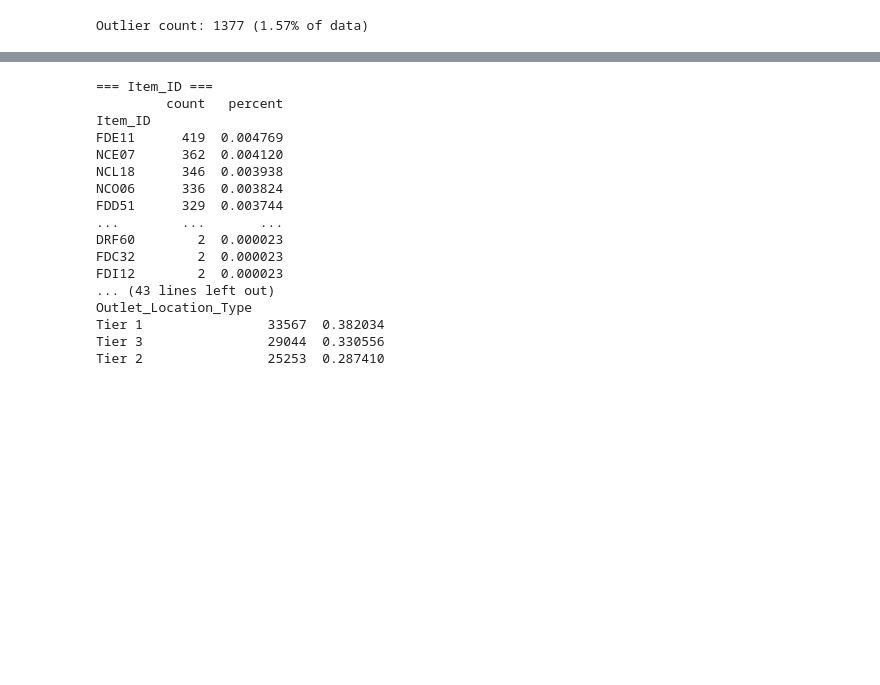
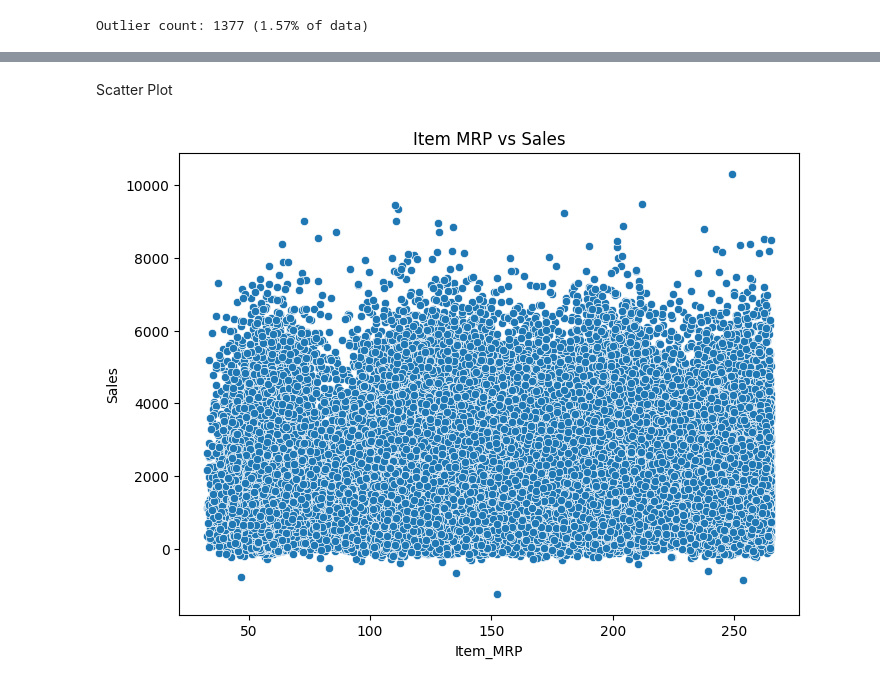
Before and after one commit to riwaz-joshi08/Supermarket_Data_Analysis, a Jupyter notebook: Supermarket_Data_Analysis.ipynb, the cells around one changed output, grey strips where cells are left out. Cells and saved outputs as stored; diff of their text form; code cells hidden in the pictures; blank space fills up the shorter version.

```diff
--- a/Supermarket_Data_Analysis.ipynb
+++ b/Supermarket_Data_Analysis.ipynb
@@ -273,3 +278,0 @@ train_cleaned.head()
-# %%
-from scipy.stats.mstats import winsorize
-train_cleaned['Sales_transformed_capped']=winsorize(train_cleaned['Sales_transformed'],limits=[0.01,0.01])
@@ -291,26 +279,9 @@ cat_cols.head()
-# %%
-for col in cat_cols:
-    vc = train_cleaned[col].value_counts() # counts how many times each unique category appears in that column.
-    pct = train_cleaned[col].value_counts(normalize=True).mul(100)#finds what percentage of total data each represents.
-    summary = pd.concat([vc, pct], axis=1)
-    summary.columns = ['count','percent']
-    print(f"\n=== {col} ===")
-    print(summary)
-# %% [output]
-=== Item_ID ===
-         count   percent
-Item_ID
-FDE11      419  0.004769
-NCE07      362  0.004120
-NCL18      346  0.003938
-NCO06      336  0.003824
-FDD51      329  0.003744
-...        ...       ...
-DRF60        2  0.000023
-FDC32        2  0.000023
-FDI12        2  0.000023
-... (43 lines left out)
-Outlet_Location_Type
-Tier 1                33567  0.382034
-Tier 3                29044  0.330556
-Tier 2                25253  0.287410
+# %% [markdown]
+Scatter Plot
+# %%
+plt.figure(figsize=(8,6))
+sns.scatterplot(x='Item_MRP', y='Sales', data=train_cleaned)
+plt.title("Item MRP vs Sales")
+plt.show()
+# %% [output]
+[figure, added]
```
Also changed, not shown: parts of 12 cells of this notebook.
